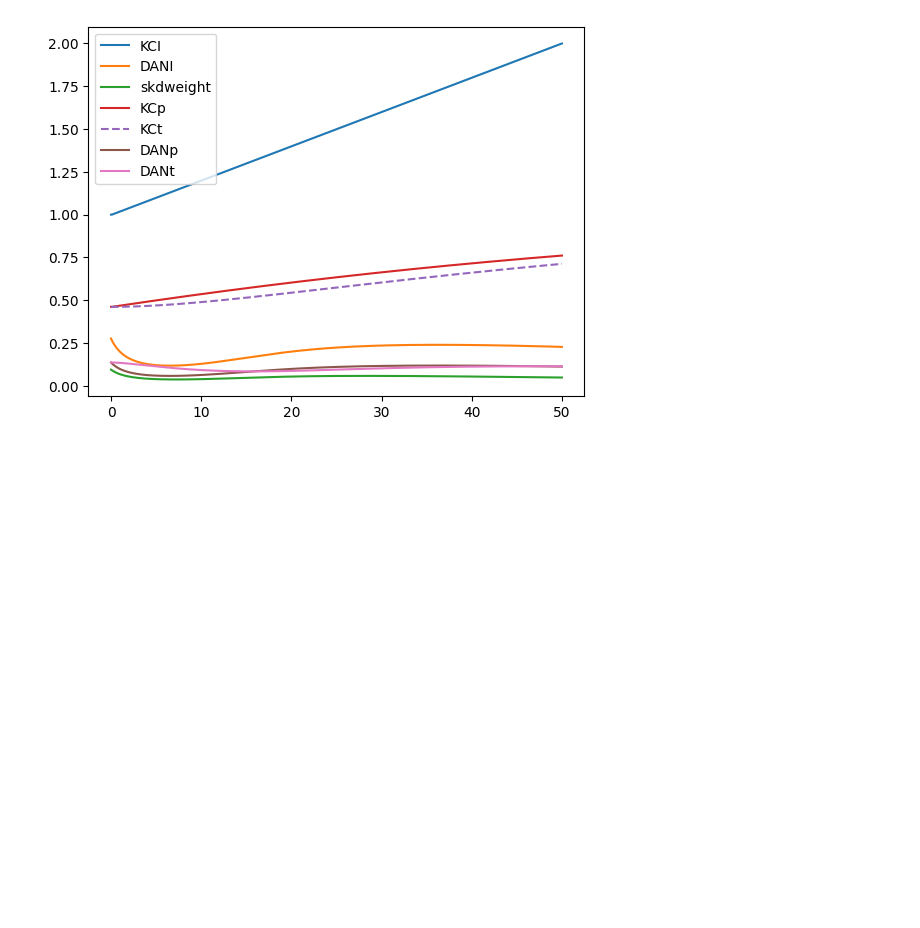
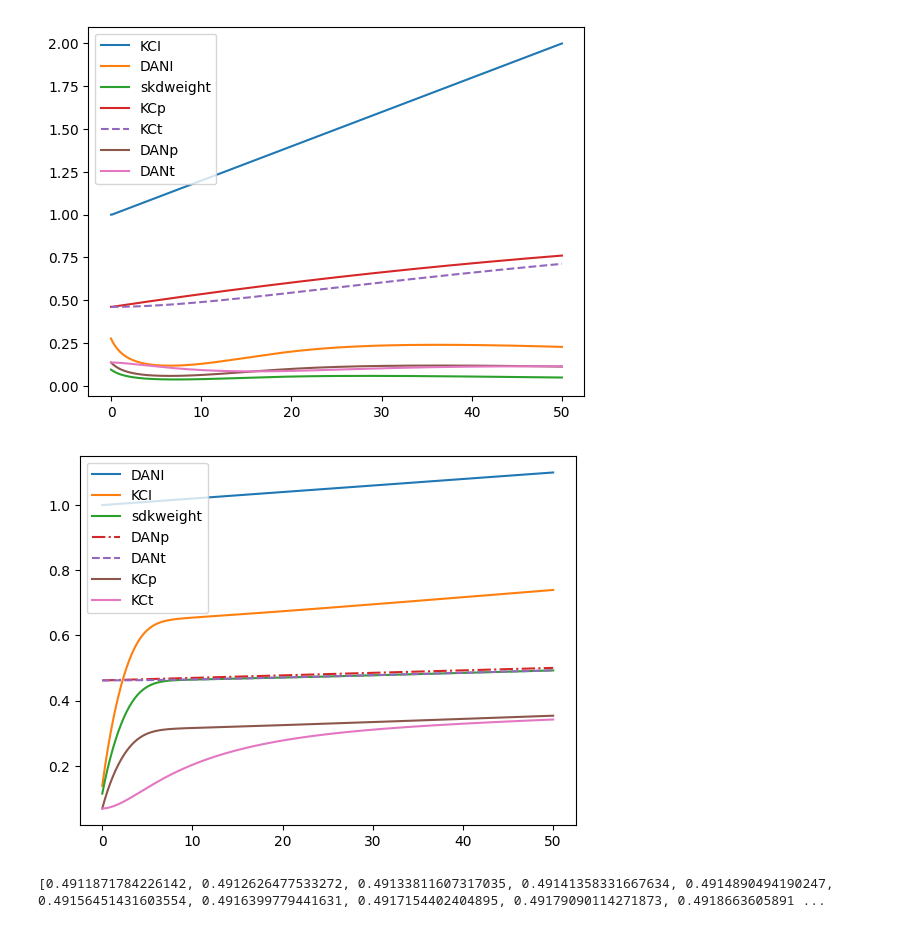
Before and after one commit to wq-win/KMD_model, a Jupyter notebook: KMDSimplified/remodeltwo.ipynb, the cells around one changed output. Cells and saved outputs as stored; diff of their text form; code cells hidden in the pictures; blank space fills up the shorter version.

```diff
--- a/KMDSimplified/remodeltwo.ipynb
+++ b/KMDSimplified/remodeltwo.ipynb
@@ -380,0 +406,45 @@ dt 0.1
+# %%
+numKC, numMBON, numDAN = 6, 3, 3
+stepNum = 500
+start = 0
+dt = .1
+end = start + stepNum * dt
+t = np.linspace(start, end, stepNum)
+def myplot(t, listarray, label, linestyle='-'):
+    plt.plot(t,listarray, label=label, linestyle=linestyle)
+    plt.legend()
+# %%
+# 测试synapseDK
+initWeightDK = np.ones([numKC,numDAN]) * .1
+IDAN = np.ones(numDAN).reshape(numDAN,1)
+
+DAN = Neuron(numDAN,IDAN, dt=dt)
+IKC = np.matmul(initWeightDK, DAN.potential)
+KC = Neuron(numKC,IKC, dt=dt)
+
+sdk = SynapseDK(DAN, KC, initWeightDK, reward=1, dt=dt)
+sdkweight,KCp,KCt,DANp,DANt = [],[],[],[],[]
+KCI, DANI = [], []
+for i in t:
+    DANI.append(sdk.preI[0][0])
+    KCI.append(sdk.postI[0][0])
+
+    DANp.append(sdk.prePotential[0][0])
+    DANt.append(sdk.preTrajectory[0][0])
+    KCp.append(sdk.postPotential[0][0])
+    KCt.append(sdk.postTrajectory[0][0])
+    DKWeight = sdk.step(dt, np.ones(numDAN).reshape(numDAN,1)+ i/500)
+    sdk.update()
+    sdkweight.append(DKWeight[0][0])
+
+myplot(t,DANI,'DANI')
+myplot(t,KCI,'KCI')
+myplot(t,sdkweight,'sdkweight')
+myplot(t,DANp,'DANp','-.')
+myplot(t,DANt,'DANt','--')
+myplot(t,KCp,'KCp')
+myplot(t,KCt,'KCt')
+plt.show()
+# %% [output]
+[figure, added]
+[0.4911871784226142, 0.4912626477533272, 0.49133811607317035, 0.49141358331667634, 0.4914890494190247, 0.49156451431603554, 0.4916399779441631, 0.4917154402404895, 0.49179090114271873, 0.4918663605891 ...
```
Also changed, not shown: parts of 6 cells of this notebook.
